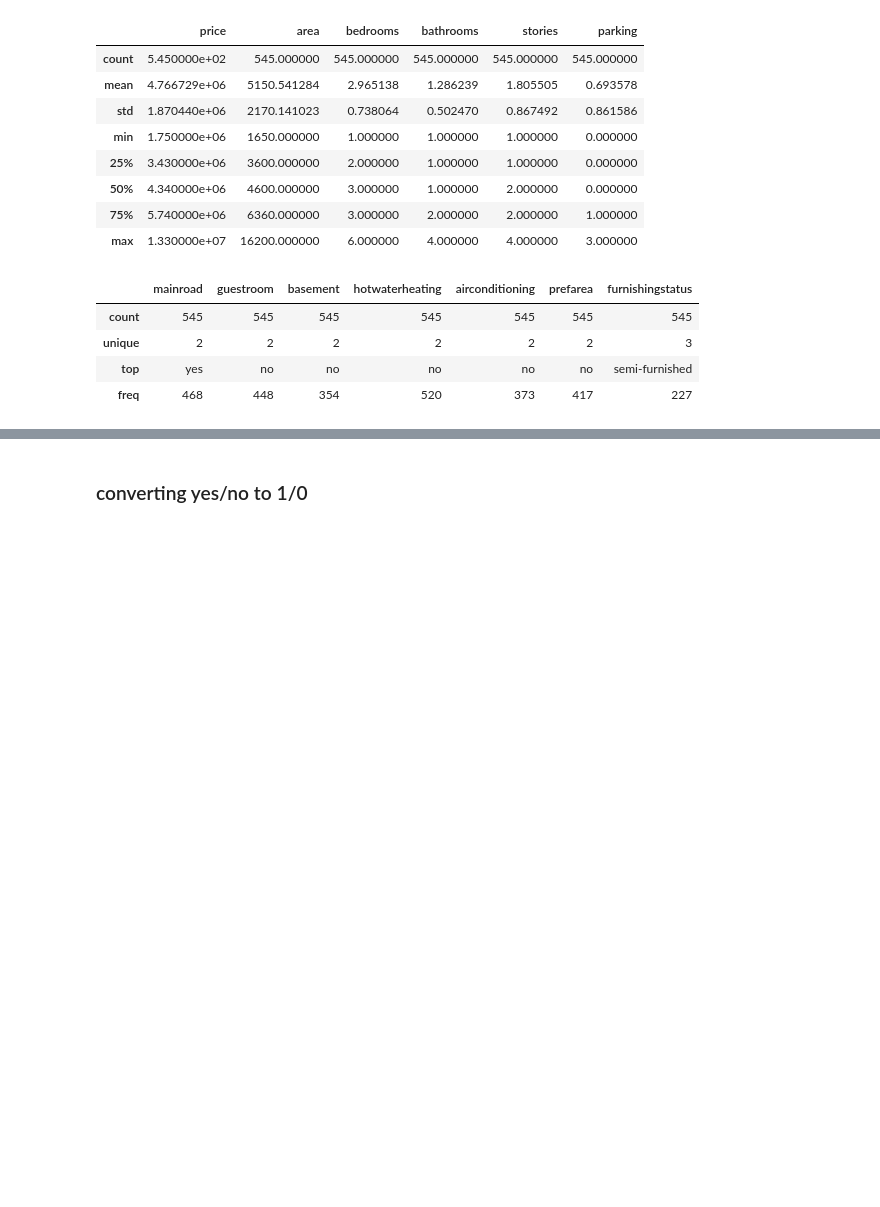
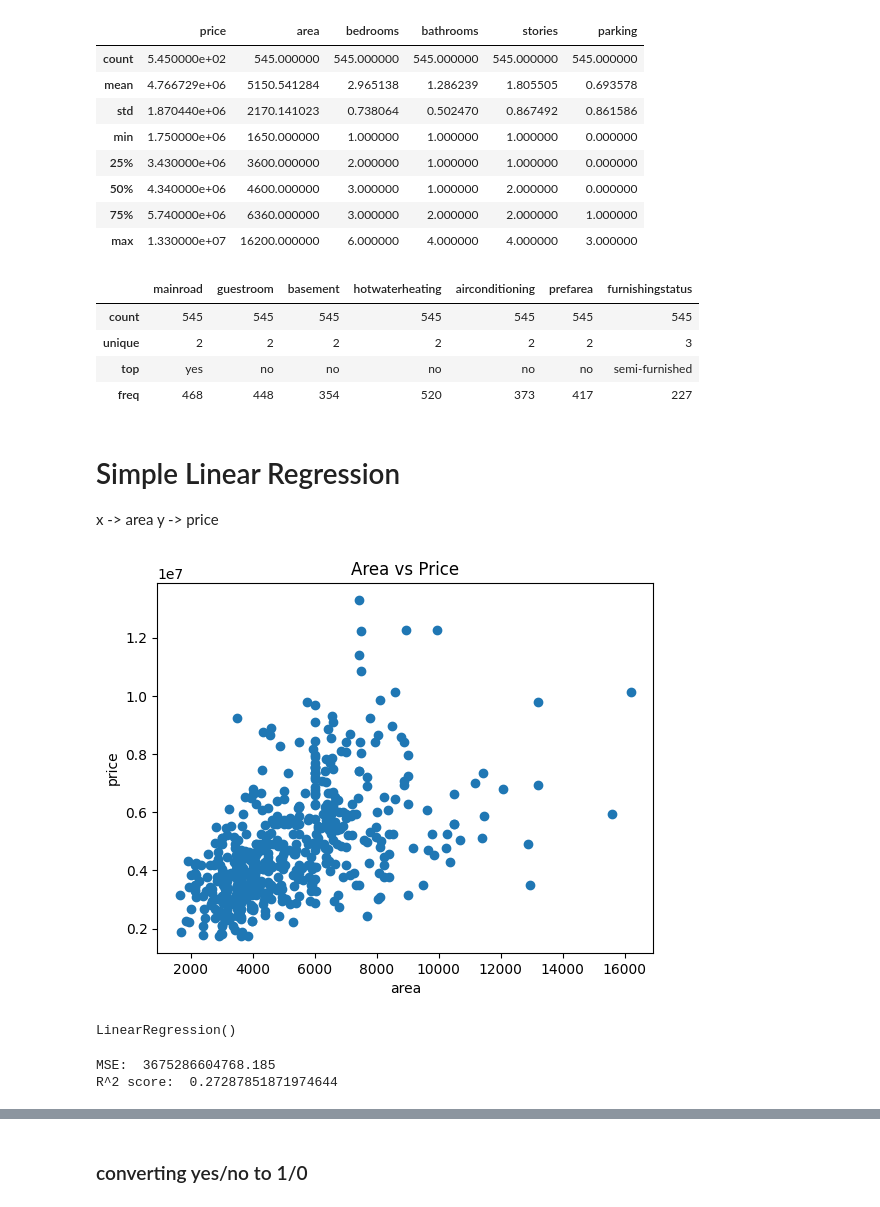
Before and after one commit to 21amY26/MLLab, a Jupyter notebook: MLLab3.ipynb, the cells around one changed output, grey strips where cells are left out. Cells and saved outputs as stored; diff of their text form; code cells hidden in the pictures; blank space fills up the shorter version.

```diff
--- a/MLLab3.ipynb
+++ b/MLLab3.ipynb
@@ -76,3 +76,16 @@ df.describe(include='object')
 | unique | 2 | 2 | 2 | 2 | 2 | 2 | 3 |
 | top | yes | no | no | no | no | no | semi-furnished |
 | freq | 468 | 448 | 354 | 520 | 373 | 417 | 227 |
+# %% [markdown]
+# Simple Linear Regression
+
+x -> area
+y -> price
+# %%
+plt.scatter(df['area'],df['price'])
+plt.xlabel('area')
+plt.ylabel('price')
+plt.title('Area vs Price')
+plt.show()
+# %% [output]
+[figure, added]
@@ -78,0 +98,16 @@ df.describe(include='object')
+# %%
+from sklearn.linear_model import LinearRegression
+lr = LinearRegression()
+
+lr.fit(x_train, y_train)
+# %% [output]
+LinearRegression()
+# %%
+y_pred = lr.predict(x_test)
+
+from sklearn.metrics import mean_squared_error as mse, r2_score as r2
+print('MSE: ', mse(y_test,y_pred))
+print("R^2 score: ", r2(y_test, y_pred))
+# %% [output]
+MSE:  3675286604768.185
+R^2 score:  0.27287851871974644
```
Also changed, not shown: parts of 6 cells of this notebook.
